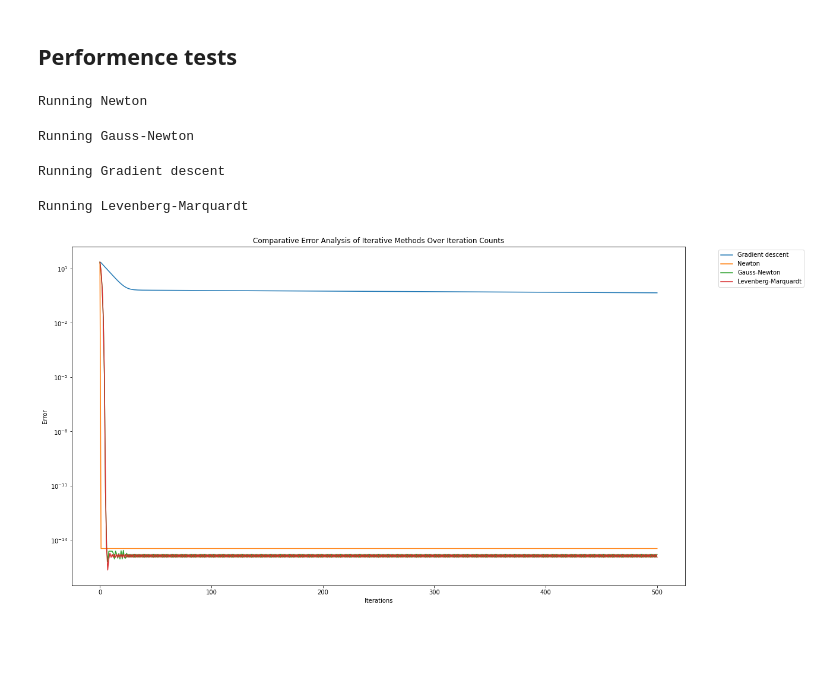
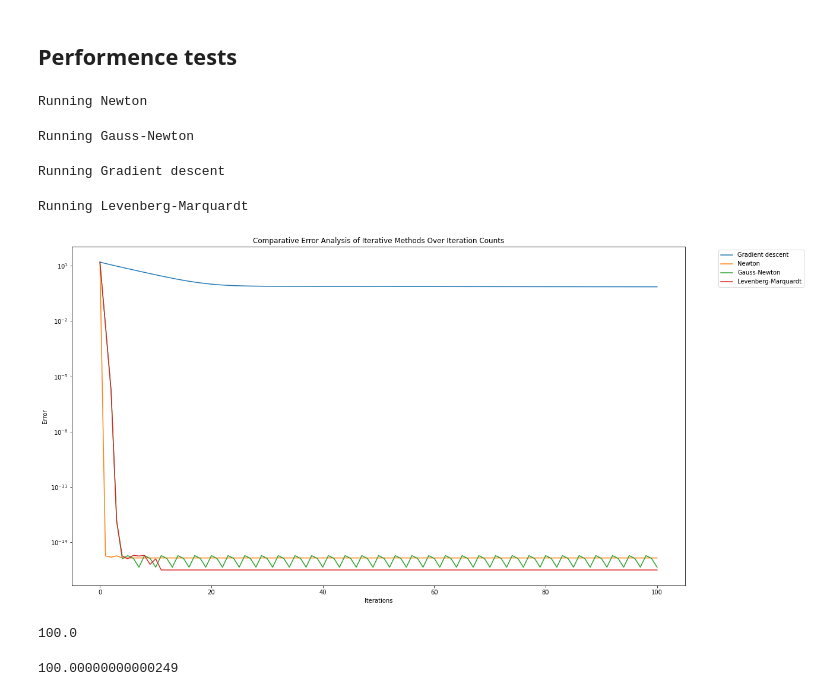
Before and after one commit to Perlik476/MNUMAD-optimizers, a Jupyter notebook: project/test_simple_function.ipynb, the cells around one changed output. Saved outputs shown, nothing was run; the diff lists cells and outputs as text; code cells hidden in the pictures; blank space fills up the shorter version.

Commit message:
Update simple function

```diff
--- a/project/test_simple_function.ipynb
+++ b/project/test_simple_function.ipynb
@@ -11,8 +11,13 @@ $$N = 3, K = 2, p \in \R^N, \forall_{0 \leq i < N} \, x^{[i]} \in \R^K, \, y^{[i
 
 $$f : \R^K \times \R^N \to \R, \qquad f(x, p) = p_0^3 x_0 + p_1 x_1 + p_2 $$
 # %%
+N = 3
+M = 6
 xs = np.array([[1, 2], [2, 3], [3, 4], [4, 5], [5, 6], [6, 7]])
 ys = np.array([1, 2, 3, 4, 5, 6])
+# M = 100
+# xs = 100 * np.random.rand(100, 2)
+# ys = xs[:, 0]
 
 
 def f(x: np.ndarray, p: np.ndarray) -> np.ndarray:
@@ -87,15 +92,16 @@ def R_derivative(p: np.ndarray) -> np.ndarray:
 def R_hessian(p: np.ndarray) -> np.ndarray:
     return residue_hessian(ddf, ys, xs, p)
 
-F = Function(R_value, R_derivative, R_hessian, N=3, M=6)
+F = Function(R_value, R_derivative, R_hessian, N=N, M=M)
 # %% [markdown]
 ## Performence tests
 # %%
 N = 3
-max_iter = 500
-np.random.seed(1)
+max_iter = 100
+np.random.seed(2)
 p0 = np.random.randn(N)
 alpha_gd = 1e-3
+# alpha_gd = 1e-6
 alpha_gn = 1.0
 lambda0 = 1e-10
 
@@ -120,31 +126,31 @@ optimizer_functions = {
     LEVENBERG_MARQUARDT_CONST_PARAM: lambda points, errs: (
         LevenbergMarquardt(R=F, lambda_param_fun=LevenbergMarquardt.LambdaParamConstant(lambda0=lambda0))
         .optimize(p0, max_iter, points=points, errs=errs)
     ),
 }
 
 for name, optimizer in optimizer_functions.items():
     print("Running " + name)
     optimizer(points=points[name], errs=errors[name])
 
 iters = np.arange(0, max_iter + 1)
 for label, err in errors.items():
     try:
         plt.plot(iters, err, label=label)
     except:
         print("error in plotting for " + label)
 
 plt.legend(bbox_to_anchor=(1.05, 1), loc='upper left')
 plt.xlabel("Iterations")
 plt.ylabel("Error")
 plt.yscale("log")
 plt.title("Comparative Error Analysis of Iterative Methods Over Iteration Counts")
 fig = plt.gcf()
 fig.set_size_inches(18.5, 10.5)
 plt.show()
 # %% [output]
 Running Newton
 Running Gauss-Newton
 Running Gradient descent
 Running Levenberg-Marquardt
-[figure, old version]
+[figure, new version]
@@ -150,0 +159,5 @@ Running Levenberg-Marquardt
+# %%
+k = 100
+f(np.array([k, k + 1]), p)
+# %% [output]
+100.0
@@ -150,0 +166,5 @@ Running Levenberg-Marquardt
+# %%
+k = 100
+f(np.array([k, k + 1]), p)
+# %% [output]
+100.00000000000249
```
Also changed, not shown: parts of 2 cells of this notebook.
